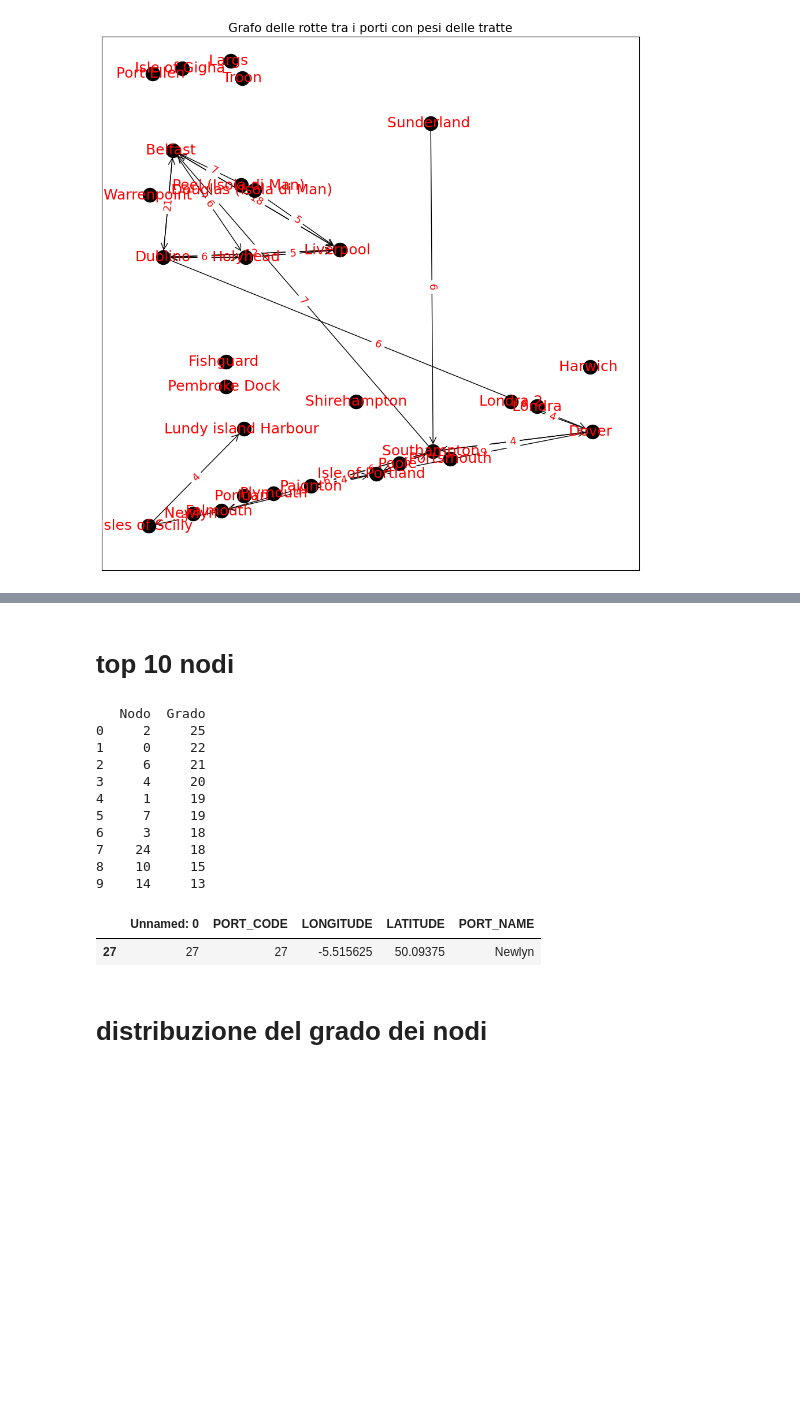
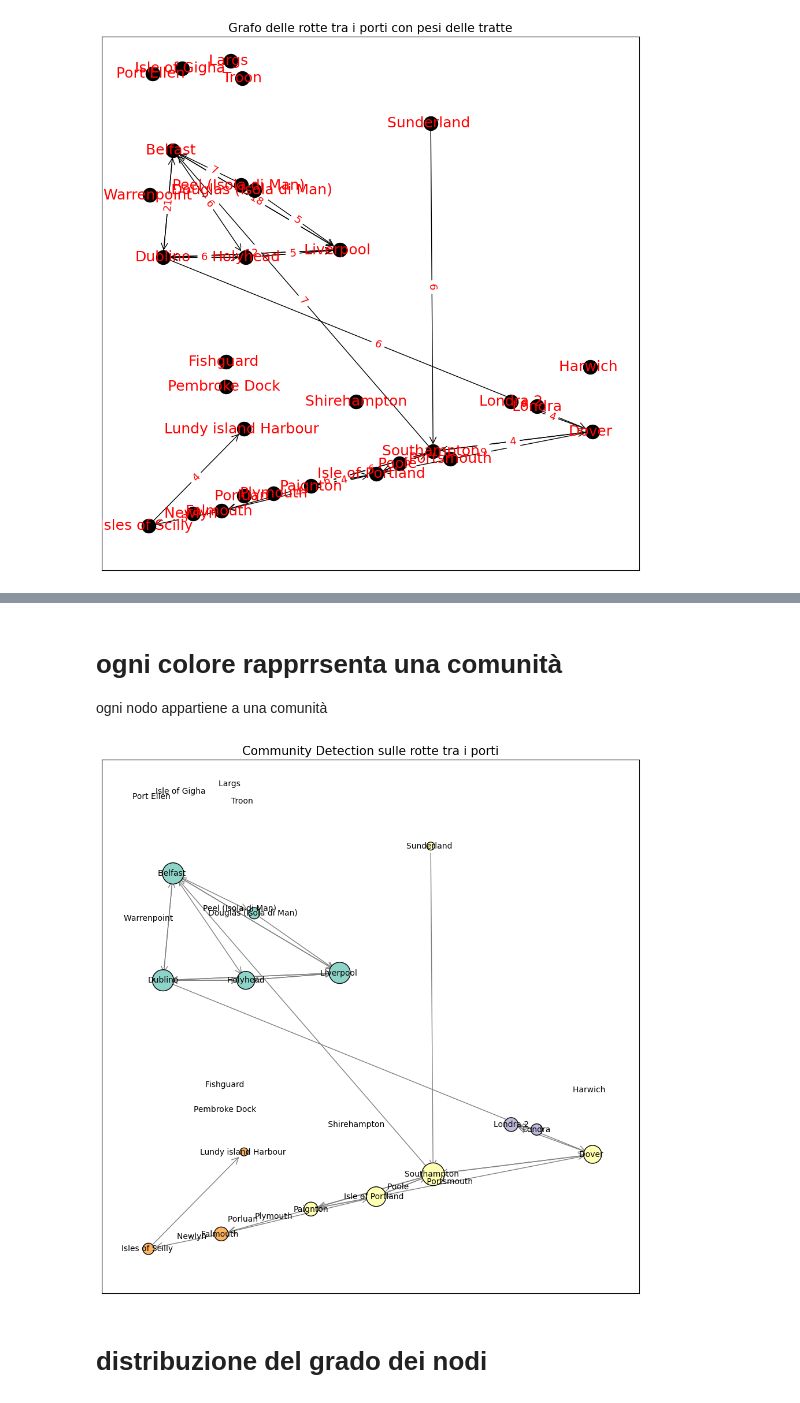
Before and after one commit to nudric25/tesi, a Jupyter notebook: VOY/VOY_mainclass.ipynb, the cells around one changed output, grey strips where cells are left out. Drawn from its saved outputs; the diff is of its cells as text; code cells hidden in the pictures; blank space fills up the shorter version.

```diff
--- a/VOY/VOY_mainclass.ipynb
+++ b/VOY/VOY_mainclass.ipynb
@@ -353,41 +353,30 @@ plt.show()
-# %% [markdown]
-# top 10 nodi
-# %%
-import pandas as pd
-import networkx as nx
-
-# Supponiamo che 'df_viaggi' e 'G' siano già definiti
-
-# Calcola il grado di ogni nodo
-degree_sequence = G.degree()  # Restituisce una lista di tuple (nodo, grado)
-
-# Ordina i nodi in base al grado in modo decrescente
-sorted_nodes = sorted(degree_sequence, key=lambda x: x[1], reverse=True)
-
-# Se vuoi i primi N nodi con grado maggiore (per esempio, i primi 10)
-N = 10
-top_nodes = sorted_nodes[:N]
-
-# Crea un DataFrame per visualizzare i nodi e i loro gradi
-top_nodes_df = pd.DataFrame(top_nodes, columns=['Nodo', 'Grado'])
-
-print(top_nodes_df)
-
-ports[ports['PORT_CODE']==27]
-# %% [output]
-   Nodo  Grado
-0     2     25
-1     0     22
-2     6     21
-3     4     20
-4     1     19
-5     7     19
-6     3     18
-7    24     18
-8    10     15
-9    14     13
-|  | Unnamed: 0 | PORT_CODE | LONGITUDE | LATITUDE | PORT_NAME |
-| 27 | 27 | 27 | -5.515625 | 50.09375 | Newlyn |
+# %% [markdown]
+# ogni colore rapprrsenta una comunità
+ogni nodo appartiene a una comunità
+# %%
+import community as community_louvain
+
+# Calcola le comunità usando l'algoritmo di Louvain
+partition = community_louvain.best_partition(G.to_undirected())  # Lavora su un grafo non orientato
+
+# Aggiungi la community come attributo dei nodi
+nx.set_node_attributes(G, partition, 'community')
+
+# Colora i nodi in base alla comunità
+community_colors = [partition[node] for node in G.nodes()]
+
+plt.figure(figsize=(12, 12))
+
+# Ridisegna il grafo con i nodi colorati per comunità
+nx.draw_networkx_nodes(G, pos, node_size=node_size, node_color=community_colors, cmap=plt.cm.Set3, edgecolors='black')
+nx.draw_networkx_edges(G, pos, arrowstyle='->', arrowsize=20, edge_color='grey')
+nx.draw_networkx_labels(G, pos, labels=node_labels, font_size=10, font_color='black')
+
+# Imposta il titolo
+plt.title("Community Detection sulle rotte tra i porti", fontsize=15)
+plt.show()
+# %% [output]
+[figure, added]
 # %% [markdown]
 # distribuzione del grado dei nodi
 # %%
```
Also changed, not shown: parts of 26 cells of this notebook.
